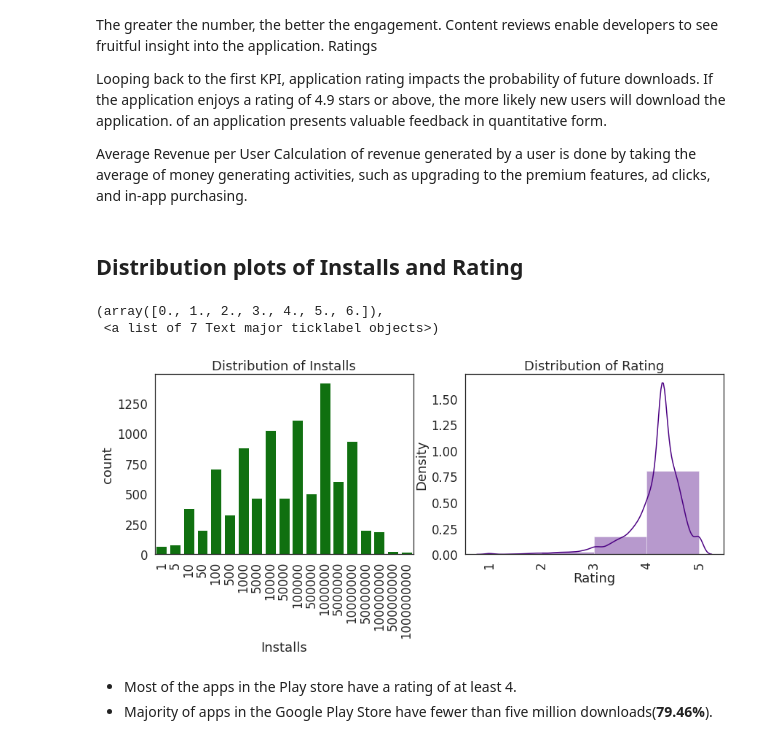
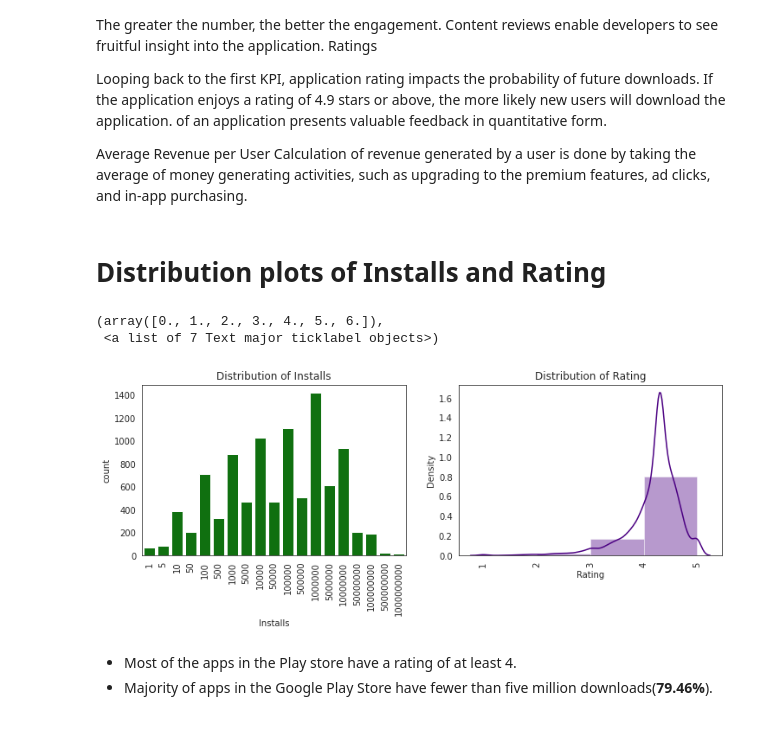
Before and after one commit to RadhikaRM/Playstore-Data-Analysis, a Jupyter notebook: PlayStore_EDA.ipynb, the cells around one changed output. Drawn from its saved outputs; the diff is of its cells as text; code cells hidden in the pictures.

```diff
--- a/PlayStore_EDA.ipynb
+++ b/PlayStore_EDA.ipynb
@@ -556,6 +547,7 @@ PS_df['Size_group']=PS_df['Size'].apply(lambda x:size_group(x))
 # %%
 #Extracting year from 'Last Updated' column
 PS_df['Last_update_year']=PS_df['Last Updated'].apply(lambda x :x.year)
+PS_df['Last_update_month']=PS_df['Last Updated'].apply(lambda x :x.month)
 # %%
 #Log transformed Installs
 PS_df['log_installs']=np.log10(PS_df['Installs'])
@@ -678,10 +644,10 @@ def mislabelled(prev_category,list_genres,new_category,PS_df=PS_df):
 # %%
-PS_df=mislabelled('FAMILY',['Education' ],'EDUCATION')
+PS_df=mislabelled('FAMILY',['Education','Music' ],'EDUCATION')
 PS_df=mislabelled('FAMILY',['Art & Design' ],'ART_AND_DESIGN')
 PS_df=mislabelled('FAMILY',['Books & Reference' ],'BOOKS_AND_REFERENCE')
 PS_df=mislabelled('FAMILY',['Health & Fitness'],'HEALTH_AND_FITNESS')
 PS_df=mislabelled('FAMILY',['Communication' ],'COMMUNICATION')
-PS_df=mislabelled('FAMILY',['Entertainment','' ],'ENTERTAINMENT')
+PS_df=mislabelled('FAMILY',['Entertainment','Music & Audio' ],'ENTERTAINMENT')
 PS_df=mislabelled('FAMILY',['Lifestyle'],'LIFESTYLE')
 PS_df=mislabelled('FAMILY',['Video Players & Editors'],'VIDEO_PLAYERS')
 PS_df=mislabelled('FAMILY',['Puzzle', 'Casual', 'Simulation', 'Educational', 'Strategy',
@@ -689,7 +655,7 @@ PS_df=mislabelled('FAMILY',['Puzzle', 'Casual', 'Simulation', 'Educational', 'St
        'Trivia', 'Card', 'Adventure'],'GAME')
 # %%
 #Dropping unwanted columns
-PS_df.drop(columns=['Current Ver','Last Updated','Size'],axis=1,inplace=True)
+PS_df.drop(columns=['Current Ver','Last Updated'],axis=1,inplace=True)
 # %%
   PS_df[['Rating','Reviews','Installs','Price']].describe()
 # %% [output]
@@ -938,36 +894,25 @@ Looping back to the first KPI, application rating impacts the probability of fut
 Average Revenue per User
 Calculation of revenue generated by a user is done by taking the average of money generating activities, such as upgrading to the premium features, ad clicks, and in-app purchasing.
 # %% [markdown]
-## **Distribution plots of Installs and Rating**
+# **Distribution plots of Installs and Rating**
 # %%
 #Distribution plots of Performance Indicators
-fig = plt.figure(figsize=(14,10))
+fig = plt.figure(figsize=(12,8))
 c=1
 
 plt.subplot(2,2,1)
 sns.countplot(PS_df['Installs'],color='green')
 plt.title('Distribution of Installs')
 plt.xticks(rotation=90)
 
 plt.subplot(2,2,2)
 sns.distplot(PS_df['Rating'],bins=4,color='indigo')
 plt.title('Distribution of Rating')
 plt.xticks(rotation=90)
-
-# plt.subplot(2,2,3)
-# sns.countplot(new_df_merged['Sentiment'],color='red')
-# plt.title('Sentiment distribution of User Reviews')
-# plt.xticks(rotation=90)
-
-# plt.subplot(2,2,4)
-# sns.distplot(new_df_merged['Sentiment_Polarity'],bins=10,color='blue')
-# plt.title('Sentiment Polarity distribution of User Reviews')
-# plt.xticks(rotation=90)
-# plt.tight_layout()
 # %% [output]
 (array([0., 1., 2., 3., 4., 5., 6.]),
  <a list of 7 Text major ticklabel objects>)
-[figure, old version]
+[figure, new version]
 # %% [markdown]
 * Most of the apps in the Play store have a rating of at least 4.
 * Majority of apps in the Google Play Store have fewer than five million downloads(**79.46%**).
```
Also changed, not shown: parts of 115 cells of this notebook.
